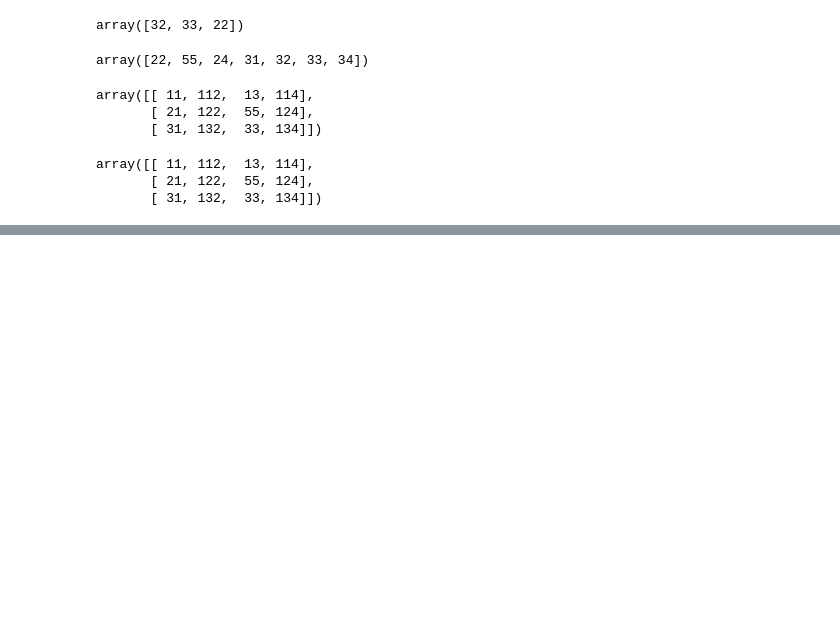
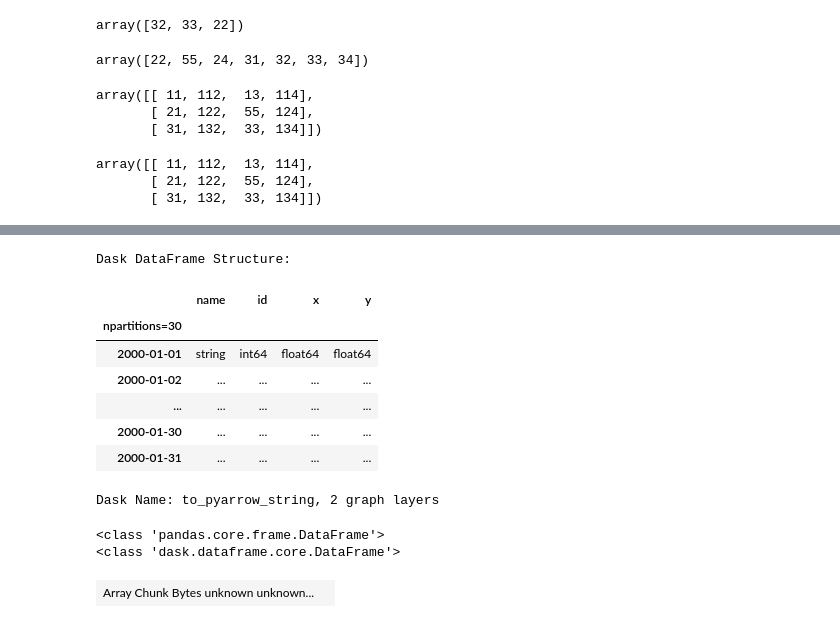
Before and after one commit to VeenaKGit/Knowledge, a Jupyter notebook: Pandas and Numpy.ipynb, the cells around one changed output, grey strips where cells are left out. Cells and saved outputs as stored; diff of their text form; code cells hidden in the pictures; blank space fills up the shorter version.

```diff
--- a/Pandas and Numpy.ipynb
+++ b/Pandas and Numpy.ipynb
@@ -2980,0 +3020,23 @@ array([[ 11, 112,  13, 114],
+# %%
+ddf = dask.datasets.timeseries()
+ddf #no values as dask does lazy evaluation
+# %% [output]
+Dask DataFrame Structure:
+|  | name | id | x | y |
+| npartitions=30 |  |  |  |  |
+| 2000-01-01 | string | int64 | float64 | float64 |
+| 2000-01-02 | ... | ... | ... | ... |
+| ... | ... | ... | ... | ... |
+| 2000-01-30 | ... | ... | ... | ... |
+| 2000-01-31 | ... | ... | ... | ... |
+Dask Name: to_pyarrow_string, 2 graph layers
+# %%
+pprint(type(ddf.compute()))
+pprint(type(ddf))
+# %% [output]
+<class 'pandas.core.frame.DataFrame'>
+<class 'dask.dataframe.core.DataFrame'>
+# %%
+ddf.to_dask_array()
+# %% [output]
+| Array Chunk Bytes unknown unknown... |  |
```
Also changed, not shown: parts of 8 cells of this notebook.
